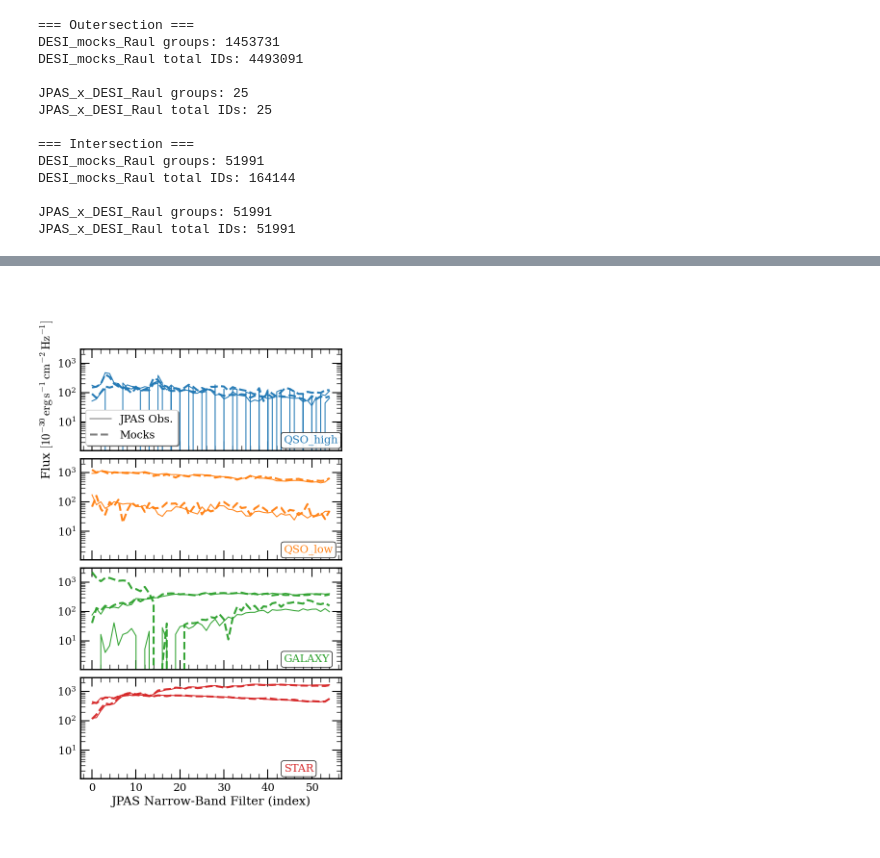
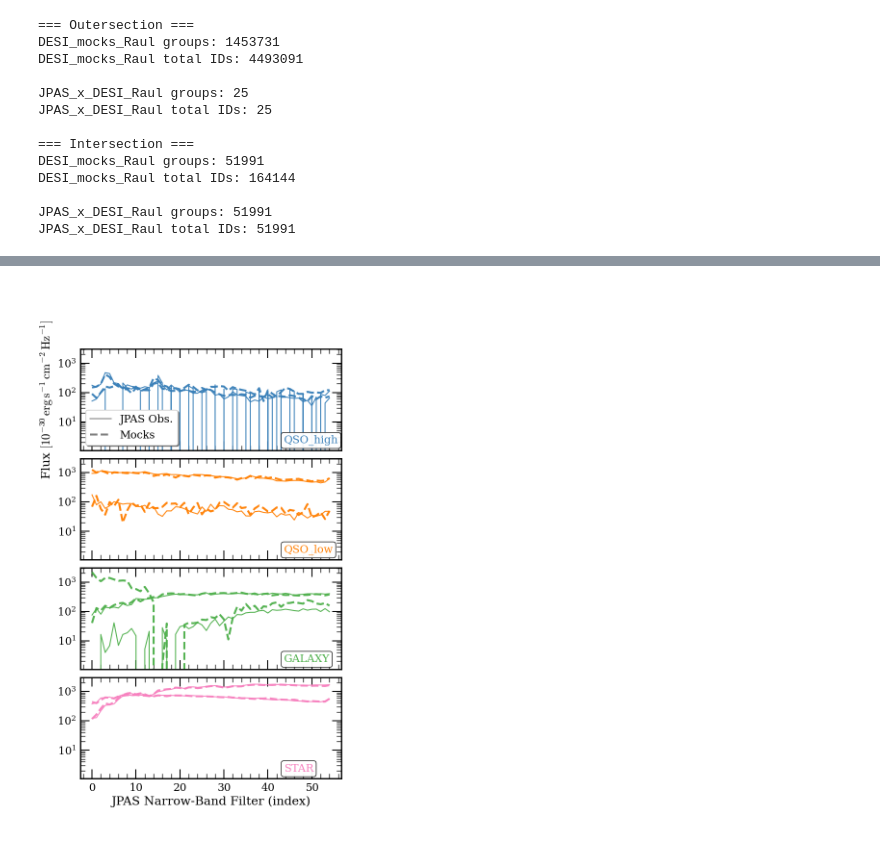
Before and after one commit to daniellopezcano/JPAS_Domain_Adaptation, a Jupyter notebook: notebooks/02_crossmatch_tools.ipynb, the cells around one changed output, grey strips where cells are left out. Saved outputs shown, nothing was run; the diff lists cells and outputs as text; code cells hidden in the pictures.

```diff
--- a/notebooks/02_crossmatch_tools.ipynb
+++ b/notebooks/02_crossmatch_tools.ipynb
@@ -402,7 +402,8 @@ if n_classes == 1:
 
 # Colors: one per spectral class
 # colors = plt.cm.tab10(np.linspace(0.05, 0.95, n_classes))
-colors = np.array(plt.cm.get_cmap("tab10").colors[:n_classes])
+# colors = np.array(plt.cm.get_cmap("tab10").colors[:n_classes])
+colors = ['#377eb8', '#ff7f00', '#4daf4a', '#f781bf', '#a65628', '#984ea3', '#999999', '#e41a1c', '#dede00']
 linestyles = {survey_jpas: "-", survey_desi: "--"}
 
 # Label each survey only once across all subplots
@@ -566,4 +567,4 @@ plt.show()
-[figure, old version]
+[figure, new version]
 # %%
 # --- helpers ---
 def _to_mag(arr):
```
Also changed, not shown: parts of 6 cells of this notebook, 11 other files.
